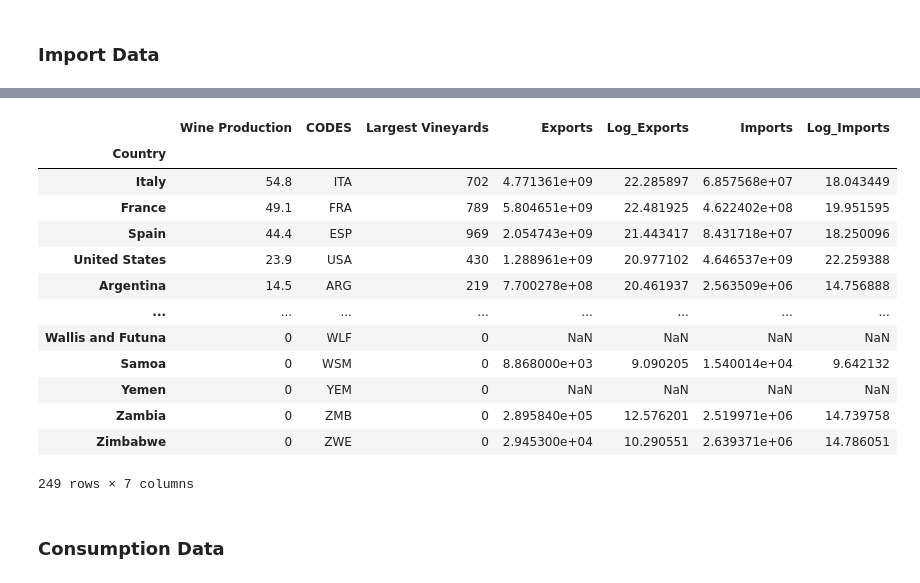
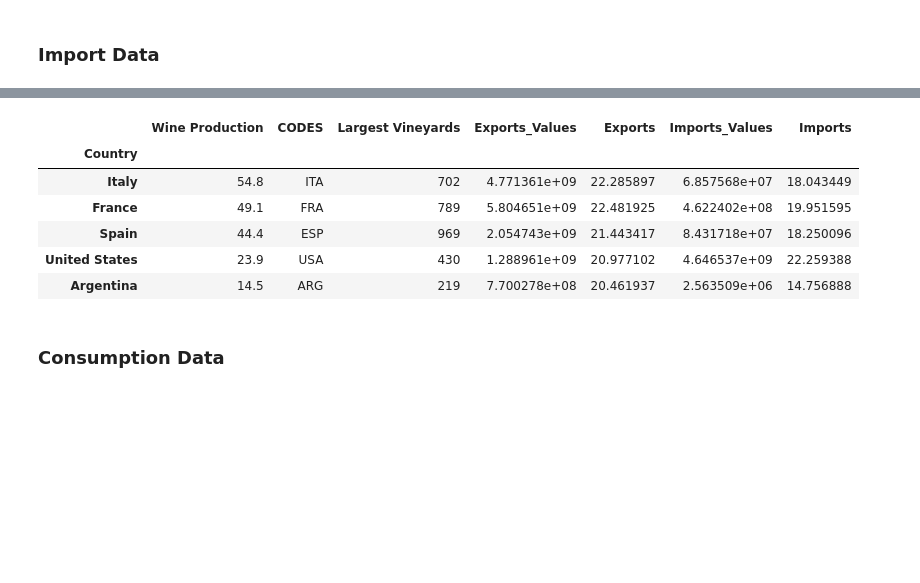
Before and after one commit to SaifeelMomin/PocketSom, a Jupyter notebook: world_wine/wine_regions.ipynb, the cells around one changed output, grey strips where cells are left out. Cells and saved outputs as stored; diff of their text form; code cells hidden in the pictures; blank space fills up the shorter version.

```diff
--- a/world_wine/wine_regions.ipynb
+++ b/world_wine/wine_regions.ipynb
@@ -236,11 +185,11 @@ export_values = []
 for e in export_string:
     export_values.append(e.strip().replace(",",""))
 # %%
-export_value_df = pd.Series(export_values).str.strip().rename_axis("index").rename("Exports")
+export_value_df = pd.Series(export_values).str.strip().rename_axis("index").rename("Exports_Values")
 export_value_df = export_value_df.to_frame()
 # %%
 export_df = pd.merge(export_country_df,export_value_df, on="index").set_index("Country")
 export_df = export_df.astype(float)
-export_df["Log_Exports"] = np.log(export_df["Exports"])
-export_df
+export_df["Exports"] = np.log(export_df["Exports_Values"])
+export_df.head()
 # %% [output]
@@ -320,6 +248,6 @@ import_values = []
 for unit in import_string:
     import_values.append(unit.strip().replace(",",""))
 # %%
-import_value_df = pd.Series(import_values).str.strip().rename_axis("index").rename("Imports")
-import_value_df.to_frame()
+import_value_df = pd.Series(import_values).str.strip().rename_axis("index").rename("Imports_Values")
+import_value_df.to_frame().head()
 # %% [output]
@@ -340,6 +261,6 @@ import_value_df.to_frame()
 # %%
 import_df = pd.merge(import_country_df,import_value_df, on="index").set_index("Country")
 import_df = import_df.astype(float)
-import_df["Log_Imports"] = np.log(import_df["Imports"])
-import_df
+import_df["Imports"] = np.log(import_df["Imports_Values"])
+import_df.head()
 # %% [output]
@@ -360,21 +274,14 @@ import_df
 # %%
 world_wine_import = pd.merge(world_wine_export, import_df, on="Country", how="left")
-world_wine_import
+world_wine_import.head()
 # %% [output]
-|  | Wine Production | CODES | Largest Vineyards | Exports | Log_Exports | Imports | Log_Imports |
+|  | Wine Production | CODES | Largest Vineyards | Exports_Values | Exports | Imports_Values | Imports |
 | Country |  |  |  |  |  |  |  |
 | Italy | 54.8 | ITA | 702 | 4.771361e+09 | 22.285897 | 6.857568e+07 | 18.043449 |
 | France | 49.1 | FRA | 789 | 5.804651e+09 | 22.481925 | 4.622402e+08 | 19.951595 |
 | Spain | 44.4 | ESP | 969 | 2.054743e+09 | 21.443417 | 8.431718e+07 | 18.250096 |
 | United States | 23.9 | USA | 430 | 1.288961e+09 | 20.977102 | 4.646537e+09 | 22.259388 |
 | Argentina | 14.5 | ARG | 219 | 7.700278e+08 | 20.461937 | 2.563509e+06 | 14.756888 |
-| ... | ... | ... | ... | ... | ... | ... | ... |
-| Wallis and Futuna | 0 | WLF | 0 | NaN | NaN | NaN | NaN |
-| Samoa | 0 | WSM | 0 | 8.868000e+03 | 9.090205 | 1.540014e+04 | 9.642132 |
-| Yemen | 0 | YEM | 0 | NaN | NaN | NaN | NaN |
-| Zambia | 0 | ZMB | 0 | 2.895840e+05 | 12.576201 | 2.519971e+06 | 14.739758 |
-| Zimbabwe | 0 | ZWE | 0 | 2.945300e+04 | 10.290551 | 2.639371e+06 | 14.786051 |
-249 rows × 7 columns
 # %% [markdown]
 ### Consumption Data
 # %%
```
Also changed, not shown: parts of 18 cells of this notebook, 4 other files.
